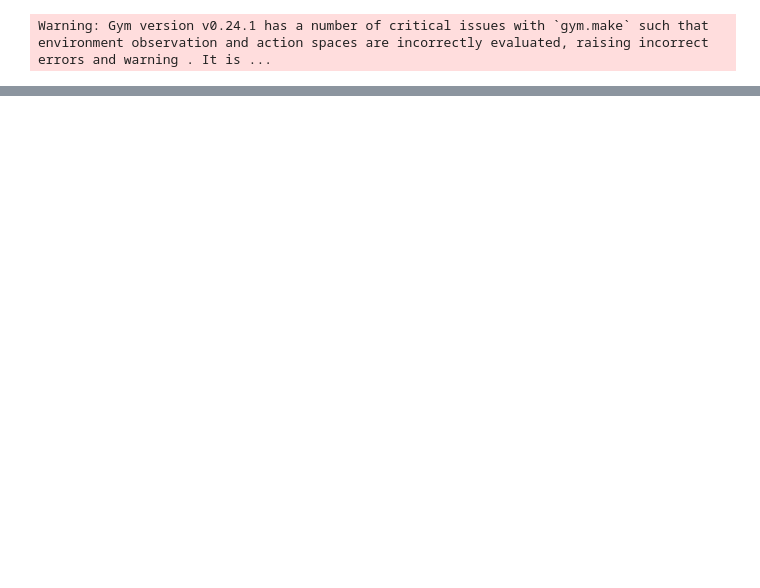
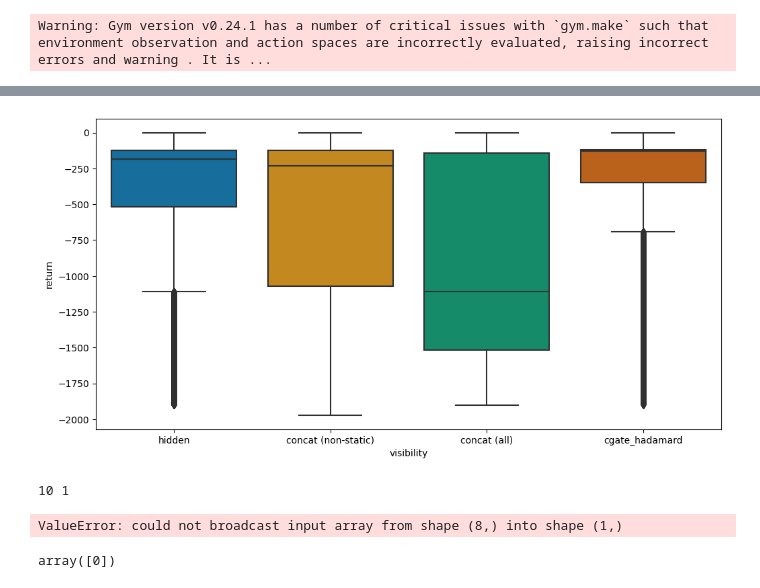
Before and after one commit to automl/CARL, a Jupyter notebook: experiments/evaluation/eval_context_efficiency.ipynb, the cells around one changed output, grey strips where cells are left out. Cells and saved outputs as stored; diff of their text form; code cells hidden in the pictures; blank space fills up the shorter version.

```diff
--- a/experiments/evaluation/eval_context_efficiency.ipynb
+++ b/experiments/evaluation/eval_context_efficiency.ipynb
@@ -59,0 +78,69 @@ plt.show()
+# %%
+import matplotlib.pyplot as plt
+import seaborn as sns
+
+sns.set_palette("colorblind")
+fig = plt.figure(figsize=(12,6))
+ax = fig.add_subplot(111)
+ax = sns.boxplot(data=df, x="visibility", y="return", hue=None, ax=ax)
+# ax.set_ylim(-500, 10)
+plt.show()
+# %% [output]
+[figure, added]
+# %%
+from rliable import library as rly
+from rliable import metrics
+from rliable import plot_utils
+
+filtered_df = df.copy()
+# filtered_df = filtered_df[(filtered_df["seed"] != 7) & (filtered_df["seed"] != 8) & (filtered_df["seed"] != 2) & (filtered_df["seed"] != 4)]
+reps = 10000
+n_reps = 10  # 10 episodes per context
+xlabel = ""
+group_key = "visibility"
+
+metric_names = ['Median', 'IQM', 'Mean']  # , 'Optimality Gap']
+aggregate_func = lambda x: np.array([
+  metrics.aggregate_median(x),
+  metrics.aggregate_iqm(x),
+  metrics.aggregate_mean(x),
+  # metrics.aggregate_optimality_gap(x)
+  ])
+
+
+# Create score matrix
+# Scores: (num_points x num_tasks), here:
+#         (num_seeds * num_reps x num_tasks)
+# Pendulum: num_tasks = n_contexts = 100
+score_dict = {}
+for group_id, group_df in filtered_df.groupby(group_key):
+  n_seeds = group_df["seed"].nunique()
+  n_context_ids = group_df["context_id"].nunique()
+  print(n_seeds, n_context_ids)
+  scores = np.zeros((n_seeds * n_reps, n_context_ids))
+  for i, ((seed, rep), gdf) in enumerate(group_df.groupby(["seed", "rep"])):
+    R = gdf["return"]
+    n = len(gdf)
+    index = (seed - 1) * n_seeds + rep  # seed is 1-based
+    scores[i] = R
+  score_dict[group_id] = scores
+
+
+aggregate_scores, aggregate_score_cis = rly.get_interval_estimates(
+        score_dict, aggregate_func, reps=reps)
+
+
+fig, axes = plot_utils.plot_interval_estimates(
+    aggregate_scores, aggregate_score_cis,
+    metric_names=metric_names,
+    algorithms=list(score_dict.keys()), xlabel=xlabel)
+# fig.set_tight_layout(True)
+plt.show()
+# %% [output]
+10 1
+ValueError: could not broadcast input array from shape (8,) into shape (1,)
+# %%
+df.columns
+df["context_id"].unique()
+# %% [output]
+array([0])
```
Also changed, not shown: parts of 4 cells of this notebook.
